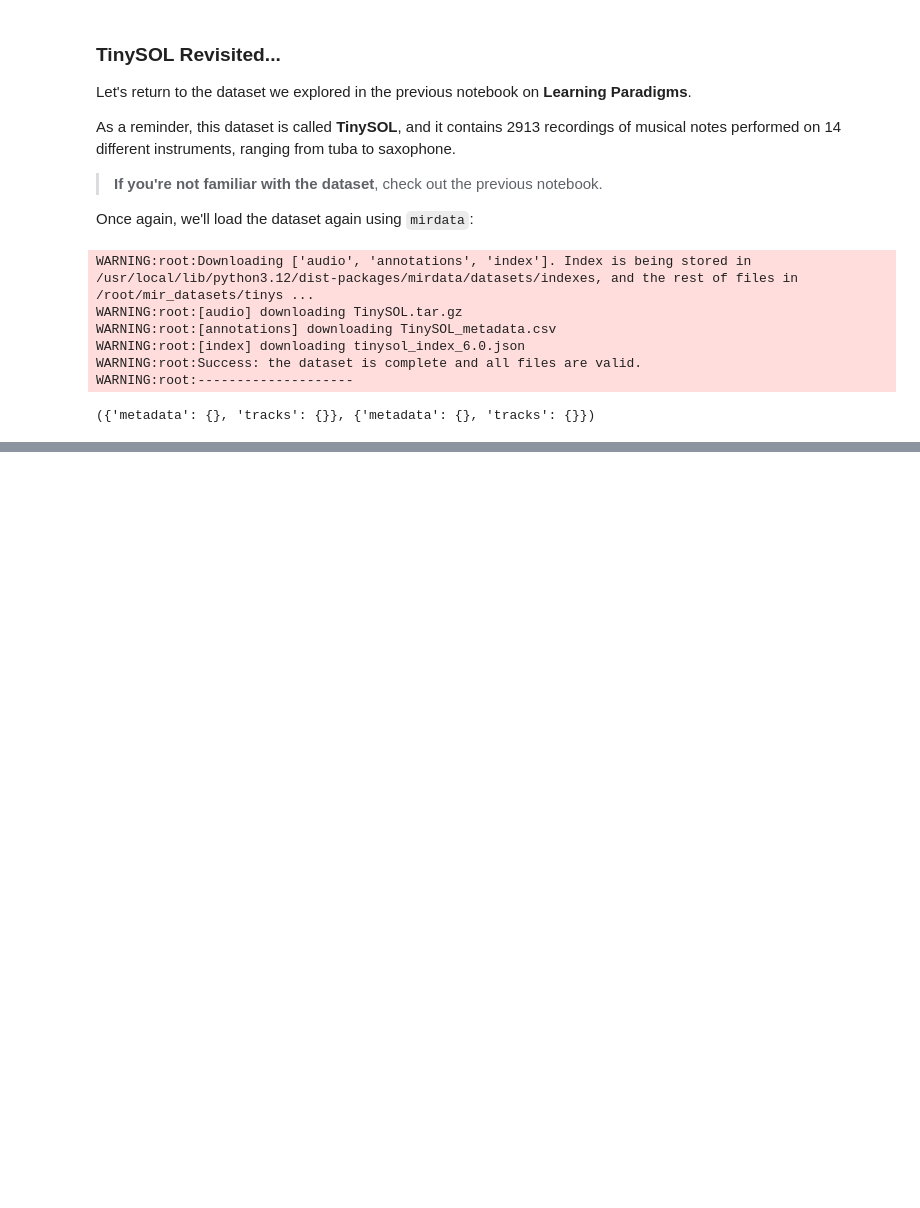
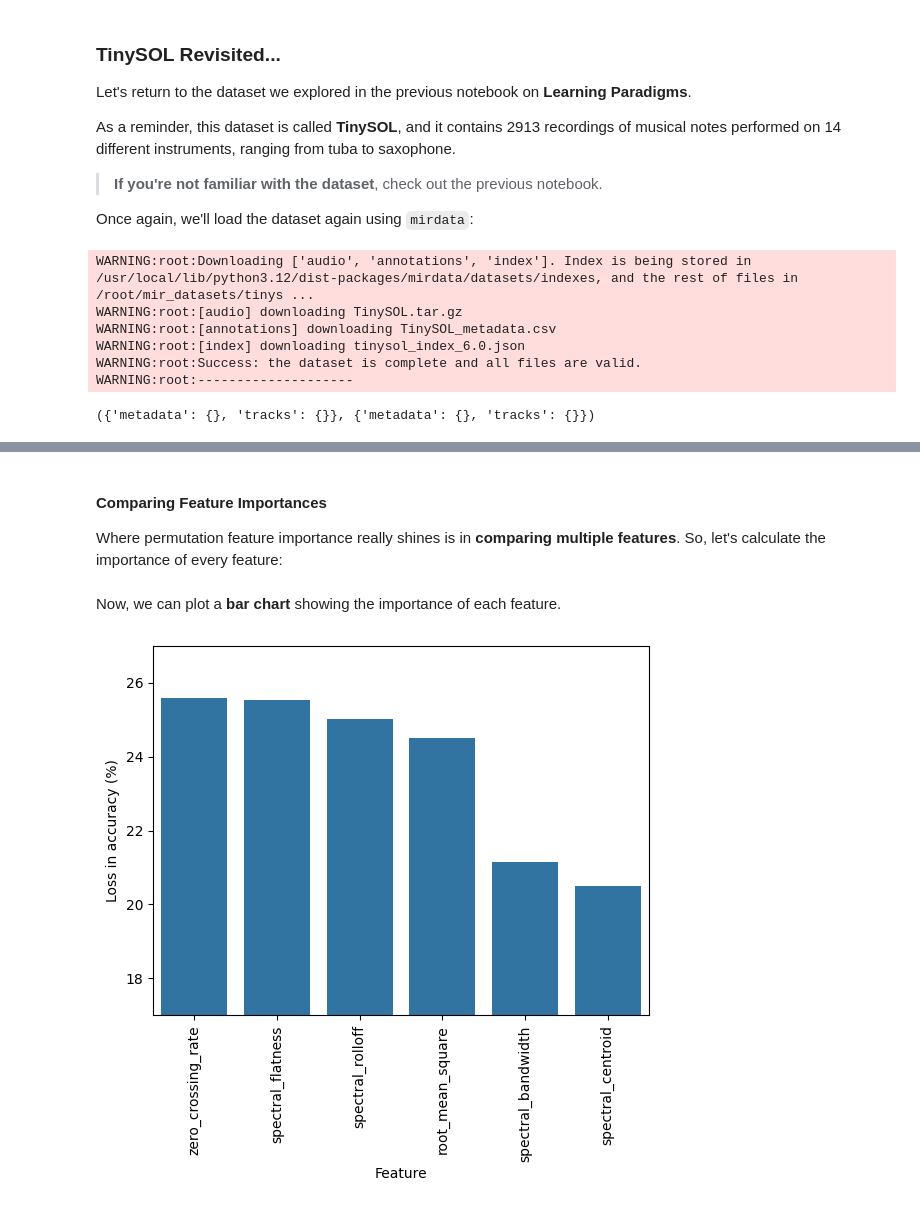
Before and after one commit to musicinformationretrieval/epsrc-ai-pipeline, a Jupyter notebook: 3_evaluation_interpretability.ipynb, the cells around one changed output, grey strips where cells are left out. Saved outputs shown, nothing was run; the diff lists cells and outputs as text; code cells hidden in the pictures; blank space fills up the shorter version.

```diff
--- a/3_evaluation_interpretability.ipynb
+++ b/3_evaluation_interpretability.ipynb
@@ -636,0 +921,26 @@ print(norm_feature_matrix.shape)
+# %%
+n_iterations = 1000
+all_acc_drops = []
+
+for _ in tqdm(range(n_iterations), desc="Permuting feature..."):
+    # Make a copy of the training features so we don't effect the underlying data
+    X_test_tensor_copy = X_test_tensor.clone()
+
+    # Generate N random indices
+    rand_indices = torch.randperm(X_test_tensor_copy.shape[0])
+    # Shuffle the feature using these indices
+    X_test_tensor_copy[:, 0] = X_test_tensor_copy[rand_indices, 0]
+
+    # Compute logits using the shuffled data
+    with torch.no_grad():
+        logits_iter = torch_model(X_test_tensor_copy)
+
+    # Predict the class with this iteration
+    y_test_pred_iter = torch.argmax(logits_iter, axis=1).cpu().numpy()
+
+    # Compute the accuracy score for this iteration
+    acc_iter = accuracy_score(y_test_idxs, y_test_pred_iter)
+
+    # Compute the loss in accuracy for this iteration
+    acc_iter_drop = abs(acc_iter - acc)
+    all_acc_drops.append(acc_iter_drop)
@@ -636,0 +981,4 @@ print(norm_feature_matrix.shape)
+# %% [markdown]
+#### Comparing Feature Importances
+
+Where permutation feature importance really shines is in **comparing multiple features**. So, let's calculate the importance of every feature:
@@ -636,0 +1034,15 @@ print(norm_feature_matrix.shape)
+# %% [markdown]
+Now, we can plot a **bar chart** showing the importance of each feature.
+# %%
+all_imports = (
+    pd.DataFrame(all_feat_res)
+    .sort_values(by="importance", ascending=False)
+    .reset_index(drop=True)
+)
+
+g = sns.barplot(data=all_imports, x="feat", y="importance")
+plt.gca().set(xlabel="Feature", ylabel="Loss in accuracy (%)", ylim=(17, 27))
+plt.xticks(rotation=90)
+plt.show()
+# %% [output]
+[figure, added]
```
Also changed, not shown: parts of 38 cells of this notebook.
